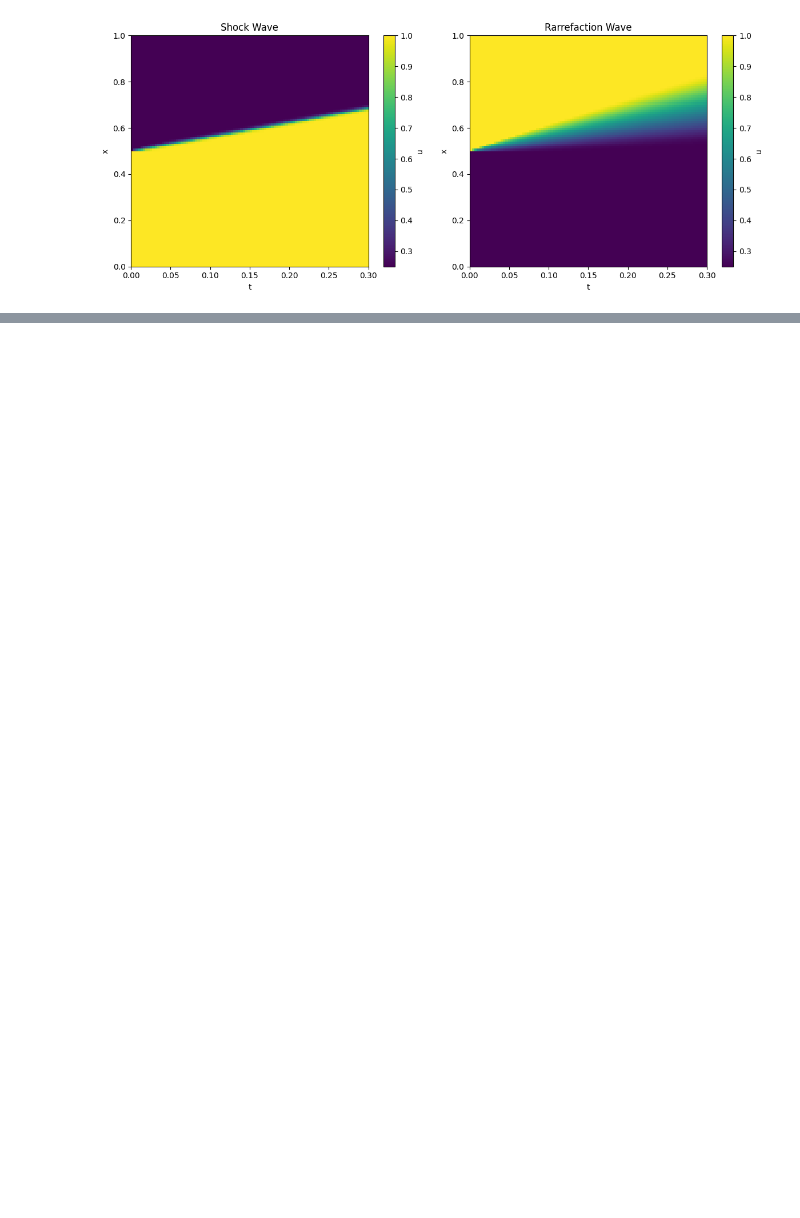
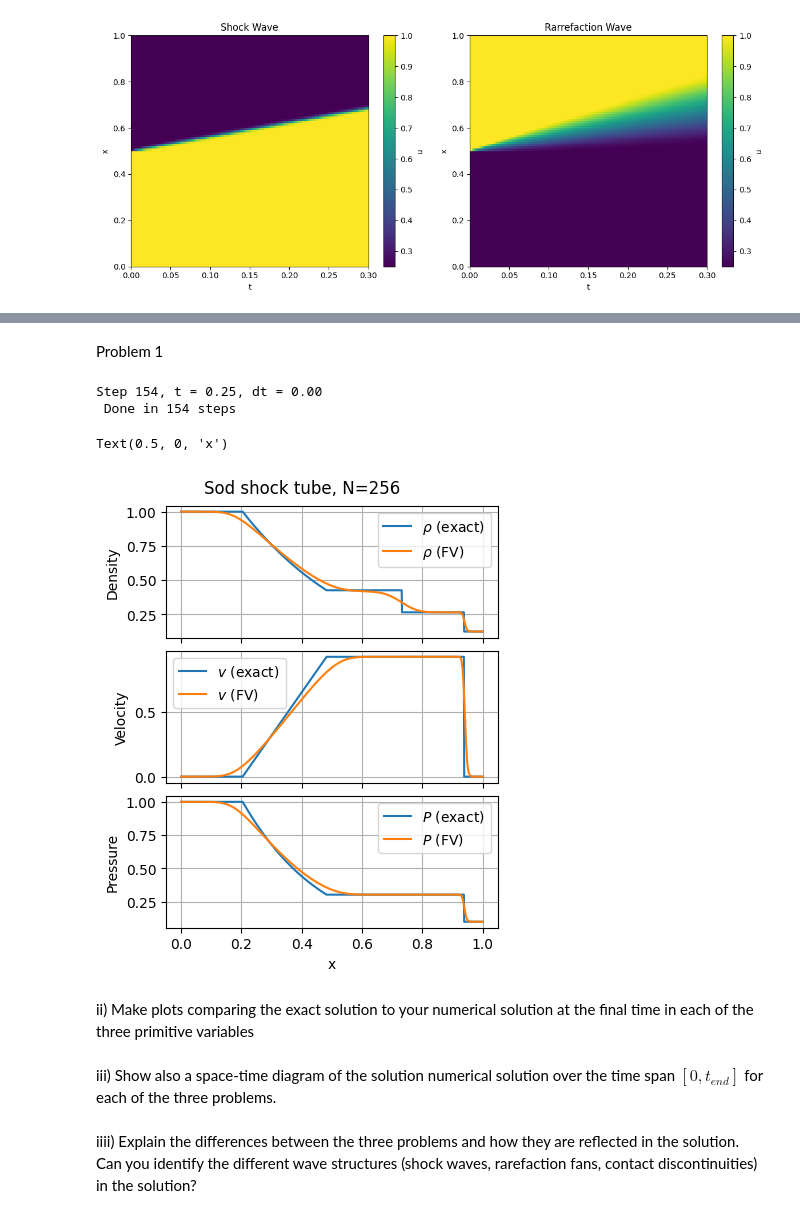
Before and after one commit to ShannonS00/Computational-Astrophysics, a Jupyter notebook: Worksheet_8/Worksheet_8_G22.ipynb, the cells around one changed output, grey strips where cells are left out. Cells and saved outputs as stored; diff of their text form; code cells hidden in the pictures; blank space fills up the shorter version.

```diff
--- a/Worksheet_8/Worksheet_8_G22.ipynb
+++ b/Worksheet_8/Worksheet_8_G22.ipynb
@@ -221,0 +371,60 @@ In the right panel, we see the diffuse transition region, as predicted by the Ra
+# %% [markdown]
+Problem 1
+# %%
+# define initial conditions for the Sod shock tube
+Np = 256
+rho_L = 1.0
+rho_R = 0.125
+v_L = 0.0
+v_R = 0.0
+P_L = 1.0
+P_R = 0.1
+t_end = 0.25
+
+x = np.linspace(0,1,Np)
+Q_ini = np.zeros((x.shape[0],3))
+Q_ini[:,0] = np.where(x<0.5, rho_L, rho_R) # density
+Q_ini[:,1] = np.where(x<0.5, v_L, v_R) # velocity
+Q_ini[:,2] = np.where(x<0.5, P_L, P_R ) # pressure
+# %%
+# Compute the solution
+Q = solve_hydro1D( Q_ini, t_end, gamma=1.4, CFLfac=0.95)
+# %% [output]
+Step 154, t = 0.25, dt = 0.00
+ Done in 154 steps
+# %%
+import riemann_exact as riemann
+
+sol = riemann.solve_riemann_exact( left_state=(rho_L, v_L, P_L), right_state=(rho_R, v_R, P_R), gamma=1.4, t=t_end, npts = 1000)
+# %%
+fig, ax = plt.subplots(3, 1, figsize=(4, 5), sharex=True, layout='constrained' )
+
+ax[0].plot(sol['x'], sol['rho'], '-', label='$\\rho$ (exact)')
+ax[0].plot(x, Q[:,0], '-', label='$\\rho$ (FV)')
+ax[0].set_ylabel('Density')
+
+ax[1].plot(sol['x'], sol['v'], '-', label='$v$ (exact)')
+ax[1].plot(x, Q[:,1], '-', label='$v$ (FV)')
+ax[1].set_ylabel('Velocity')
+
+ax[2].plot(sol['x'], sol['P'], '-', label='$P$ (exact)')
+ax[2].plot(x, Q[:,2], '-', label='$P$ (FV)')
+ax[2].set_ylabel('Pressure')
+
+for a in ax:
+    a.legend()
+    a.grid()
+plt.suptitle(f'Sod shock tube, N={Np}')
+ax[-1].set_xlabel('x')
+# %% [output]
+Text(0.5, 0, 'x')
+[figure, added]
+# %% [markdown]
+ii)  Make plots comparing the exact solution to your numerical solution at the final time in each of the three primitive variables
+# %% [markdown]
+iii) Show also a space-time diagram of the solution numerical solution over the time span $[0,t_{end}]$ for each of the three problems.
+# %% [markdown]
+iiii)  Explain the differences
+ between the three problems and how they are reflected in the solution. Can you identify
+ the different wave structures (shock waves, rarefaction fans, contact discontinuities) in the
+ solution?
```
Also changed, not shown: parts of 14 cells of this notebook, 1 other file.
